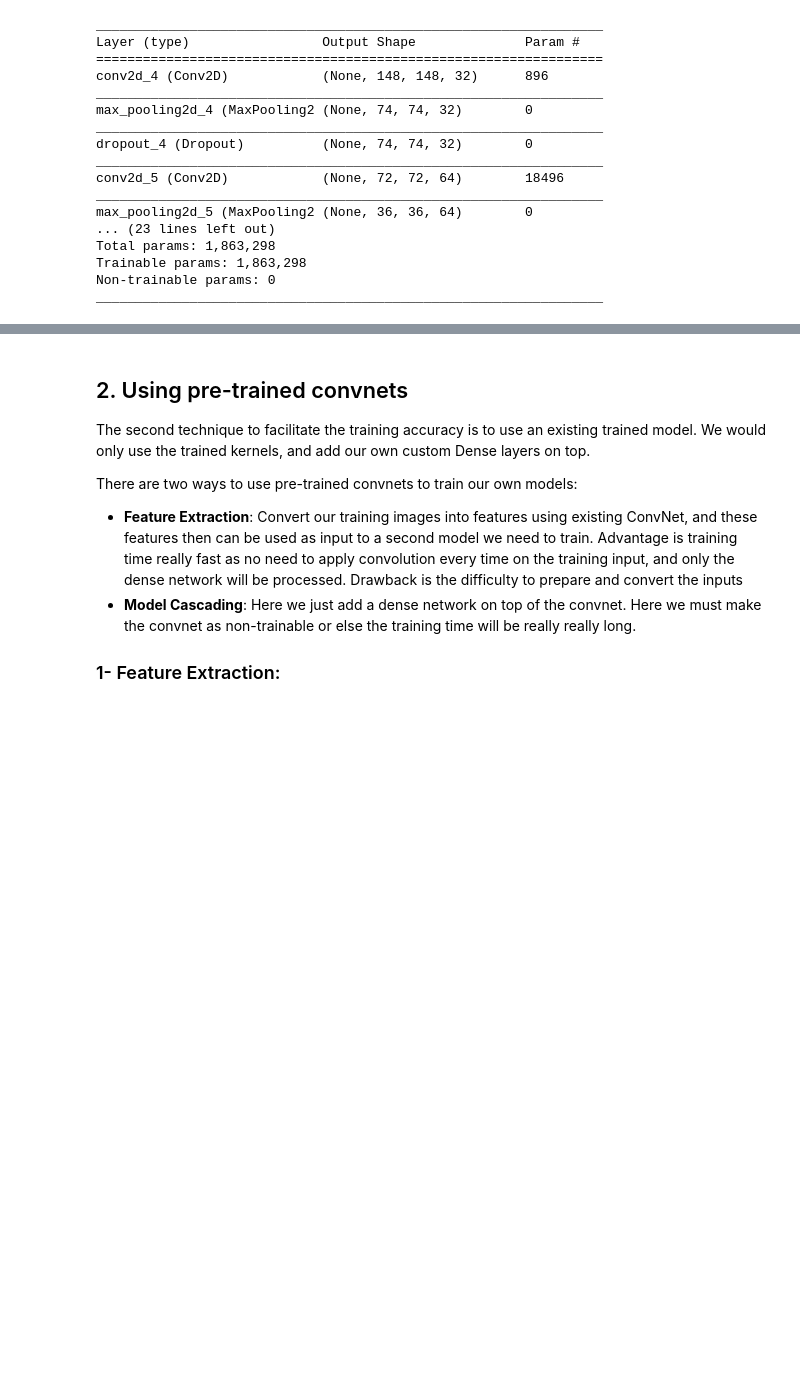
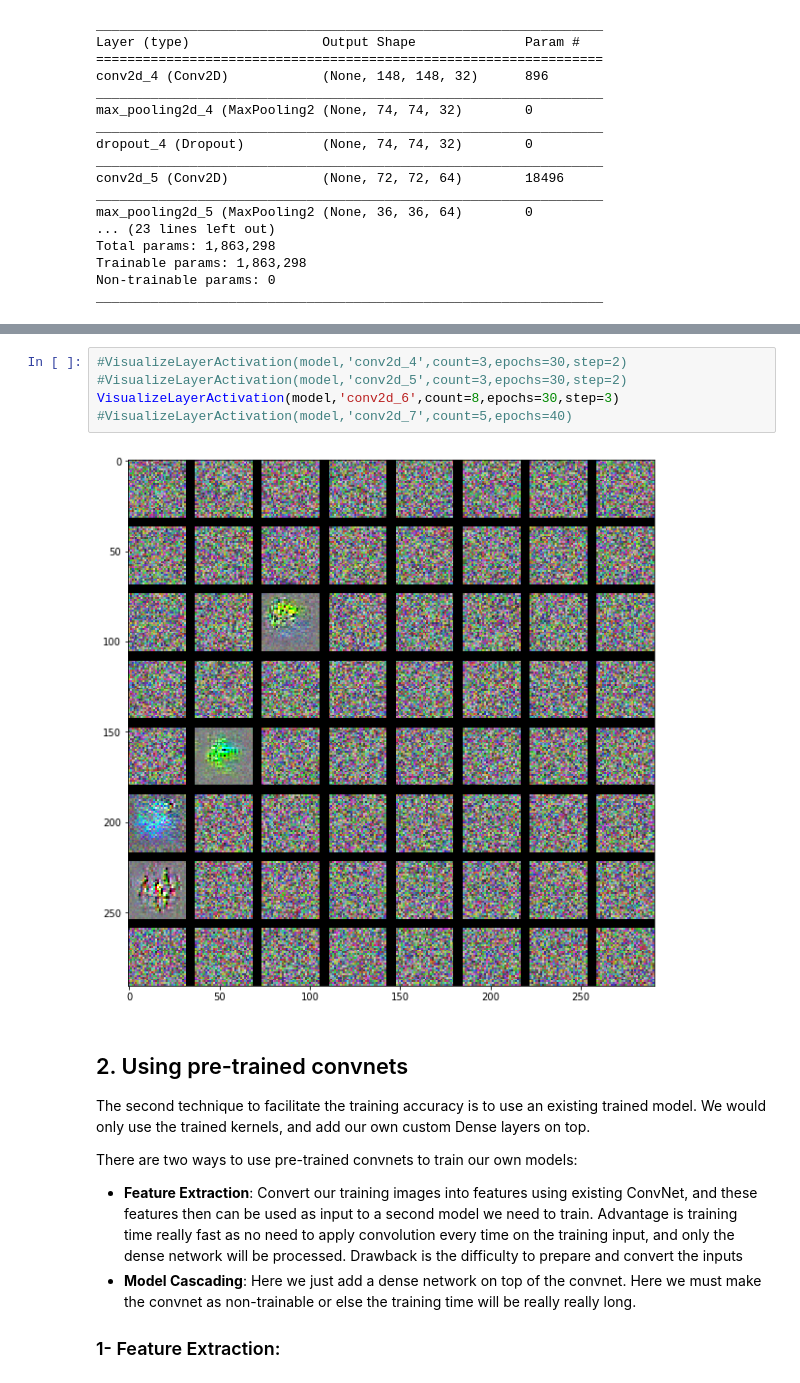
Before and after one commit to mrayy/PracticalML, a Jupyter notebook: 6. Advance CNN/Python/3. Advance Training.ipynb, the cells around one changed output, grey strips where cells are left out. Saved outputs shown, nothing was run; the diff lists cells and outputs as text; blank space fills up the shorter version.

```diff
--- a/6. Advance CNN/Python/3. Advance Training.ipynb
+++ b/6. Advance CNN/Python/3. Advance Training.ipynb
@@ -179,3 +227,10 @@ PML.VisualizeLayerActivation(model,'conv2d_5',count=8,epochs=30)
+# %%
+#VisualizeLayerActivation(model,'conv2d_4',count=3,epochs=30,step=2)
+#VisualizeLayerActivation(model,'conv2d_5',count=3,epochs=30,step=2)
+VisualizeLayerActivation(model,'conv2d_6',count=8,epochs=30,step=3)
+#VisualizeLayerActivation(model,'conv2d_7',count=5,epochs=40)
+# %% [output]
+[figure, added]
 # %% [markdown]
 ## 2. Using pre-trained convnets
 
```
Also changed, not shown: parts of 11 cells of this notebook.
